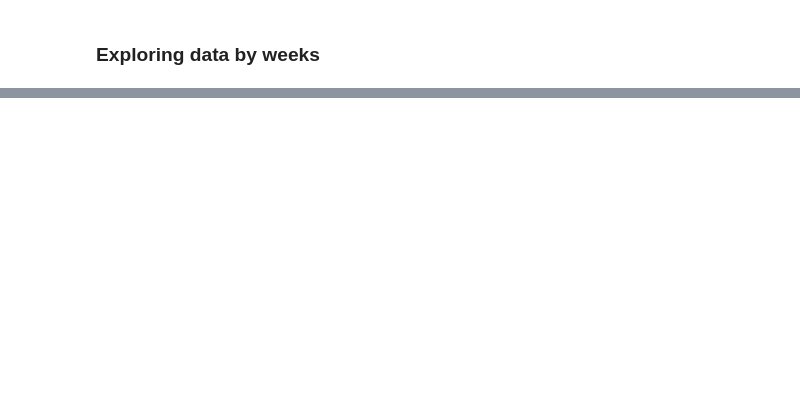
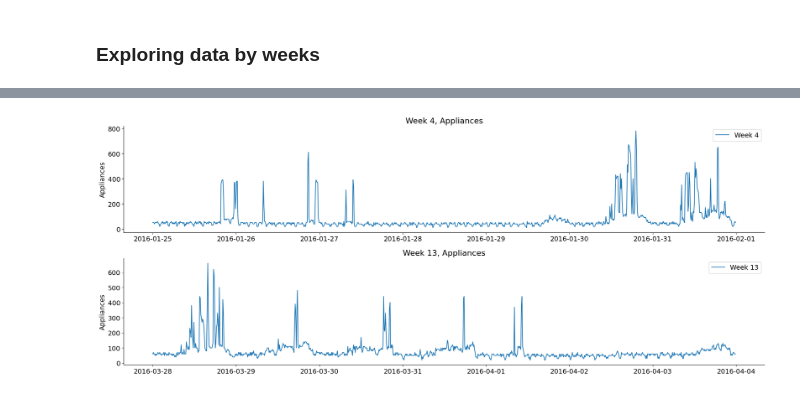
Before and after one commit to k-katarzyna/Appliances_Energy_Prediction, a Jupyter notebook: Appliances_energy_prediction/0_data_exploration.ipynb, the cells around one changed output, grey strips where cells are left out. Saved outputs shown, nothing was run; the diff lists cells and outputs as text; code cells hidden in the pictures; blank space fills up the shorter version.

```diff
--- a/Appliances_energy_prediction/0_data_exploration.ipynb
+++ b/Appliances_energy_prediction/0_data_exploration.ipynb
@@ -152,0 +151,4 @@ visualizer.plot_heatmap([3, 14], "Appliances")
+# %%
+visualizer.plot_many_weeks(weeks=[4, 13], columns=["Appliances"], single_plot=False)
+# %% [output]
+[figure, added]
```
Also changed, not shown: parts of 9 cells of this notebook, 1 other file.
